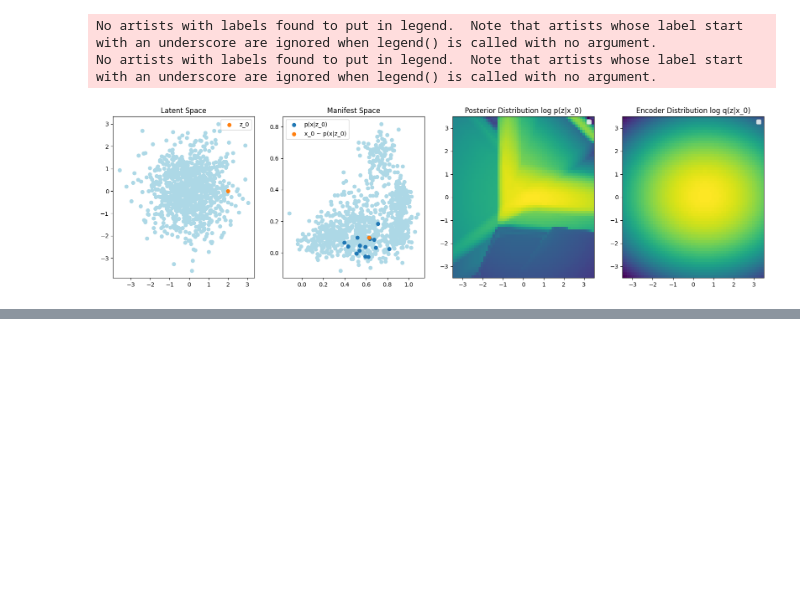
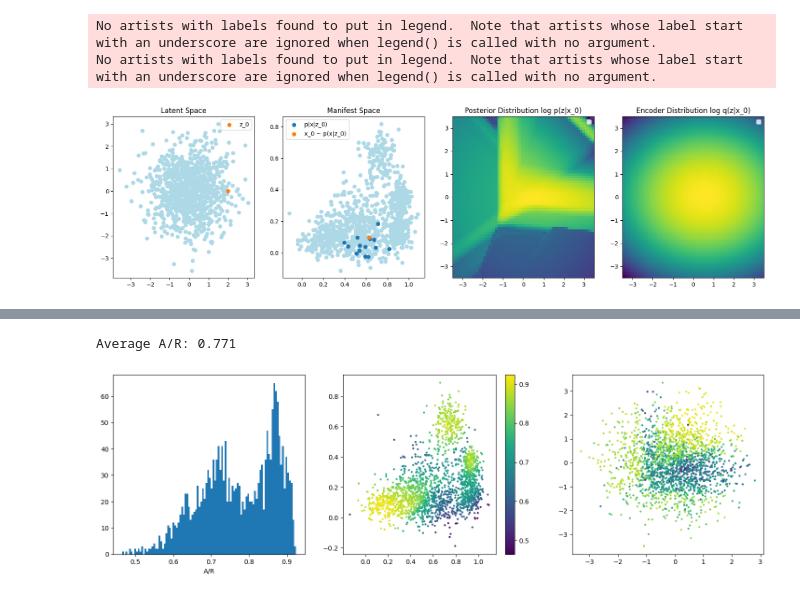
Before and after one commit to xapq/approximate-metropolis-hastings, a Jupyter notebook: notebooks/LikelihoodEstimatorsComparison.ipynb, the cells around one changed output, grey strips where cells are left out. Saved outputs shown, nothing was run; the diff lists cells and outputs as text; code cells hidden in the pictures; blank space fills up the shorter version.

```diff
--- a/notebooks/LikelihoodEstimatorsComparison.ipynb
+++ b/notebooks/LikelihoodEstimatorsComparison.ipynb
@@ -371,0 +371,45 @@ compare_estimates()
+# %%
+def analysis_by_vae_sample():
+    # Estimator
+    n_steps = 10
+    n_particles = 128
+    time_step = 0.05
+    est = lambda x: vae.ais_log_marginal_estimate(
+        x, n_steps=n_steps, n_particles=n_particles, time_step=time_step,
+        batch_particles=64, kernel_type='mala', resample=False
+    )
+    est_name = f'{n_steps}-steps {n_particles}-sample SMC MALA'
+
+    # # # # # # # #
+    n_samples = 2_000
+
+    vae_samples_latent = vae.prior.sample((n_samples,))
+    vae_samples = vae.decode(vae_samples_latent)
+    log_likelihoods, variances, acc_rates = est(vae_samples,)
+    rel_stds = variances.sqrt() / log_likelihoods.exp()
+    reconstruction_log_probs = []
+    for i in range(50):
+        reconstruction_log_probs.append(vae.decoder_distribution(vae.encode(vae_samples)).log_prob(vae_samples).detach())
+    reconstruction_log_prob = torch.stack(reconstruction_log_probs).logsumexp(dim=0)
+
+    fig, axs = plt.subplots(figsize=(18, 5), ncols=3)
+
+    ax = axs[0]
+    ax.hist(to_numpy(acc_rates), bins=100)
+    ax.set_xlabel('A/R')
+
+    ax = axs[1]
+    # ax.set_yscale('log')
+    sc = ax.scatter(*pl(vae_samples), c=to_numpy(acc_rates), s=4)
+    plt.colorbar(sc)
+    xlim = ax.get_xlim()
+
+    ax = axs[2]
+    ax.scatter(*pl(vae_samples_latent), c=to_numpy(acc_rates), s=4)
+
+    print(f'Average A/R: {acc_rates.mean().item():0.3f}')
+
+analysis_by_vae_sample()
+# %% [output]
+Average A/R: 0.771
+[figure, added]
```
Also changed, not shown: parts of 7 cells of this notebook, 3 other files.
